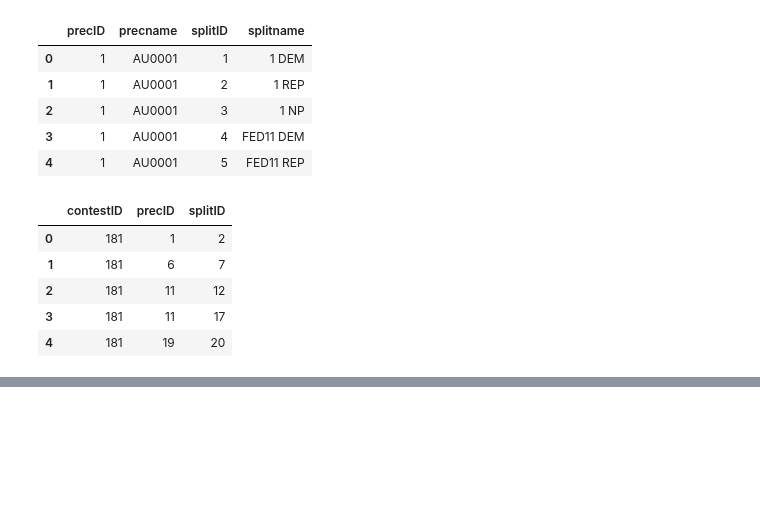
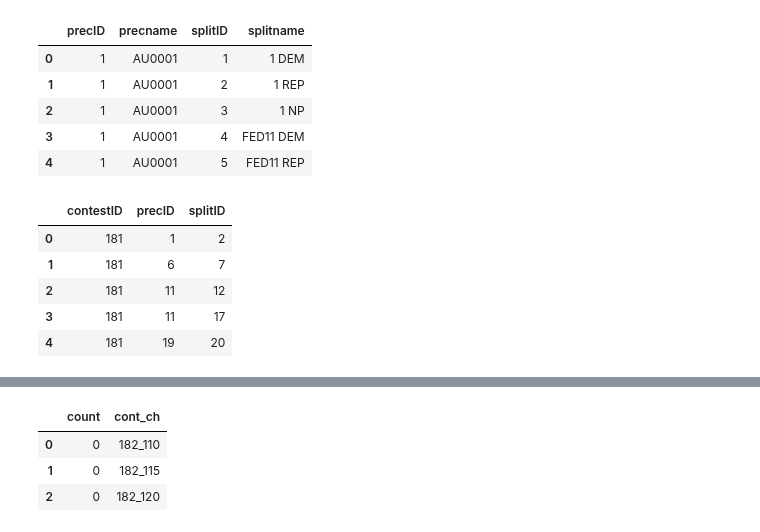
Before and after one commit to dailyherald/elecXML, a Jupyter notebook: kanexml.ipynb, the cells around one changed output, grey strips where cells are left out. Cells and saved outputs as stored; diff of their text form; code cells hidden in the pictures; blank space fills up the shorter version.

```diff
--- a/kanexml.ipynb
+++ b/kanexml.ipynb
@@ -255,0 +297,14 @@ df_splitcont.head(5)
+# %%
+# finally, let's make sure the count column is an int,
+# then do a pivot table to sum count based on cont_ch
+
+df_sum = df_tally.drop(['contestID','choiceID','precID','precname','splitID','splitname'], axis=1)
+df_sum['count'] = (df_sum['count']).astype(int)
+df_sum = pd.pivot_table(df_sum, index=['cont_ch'], aggfunc=np.sum)
+df_sum.to_csv('csv/df_sum.csv')
+df_sum.head(3)
+# %% [output]
+|  | count | cont_ch |
+| 0 | 0 | 182_110 |
+| 1 | 0 | 182_115 |
+| 2 | 0 | 182_120 |
```
Also changed, not shown: parts of 8 cells of this notebook, 21 other files.
